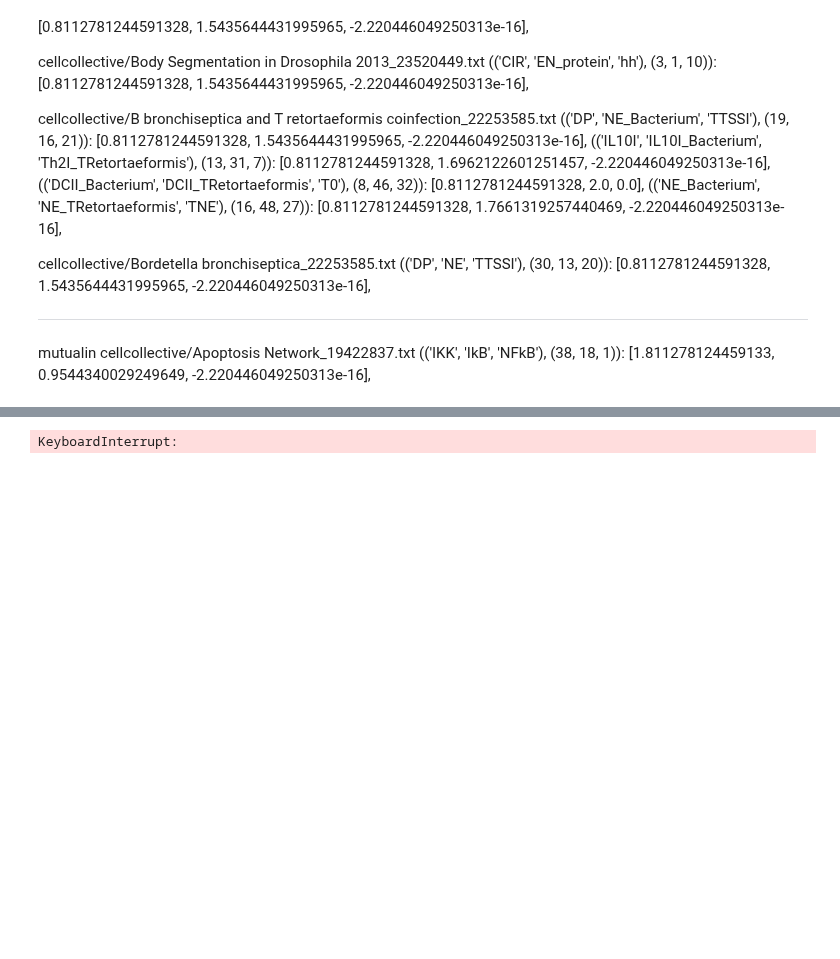
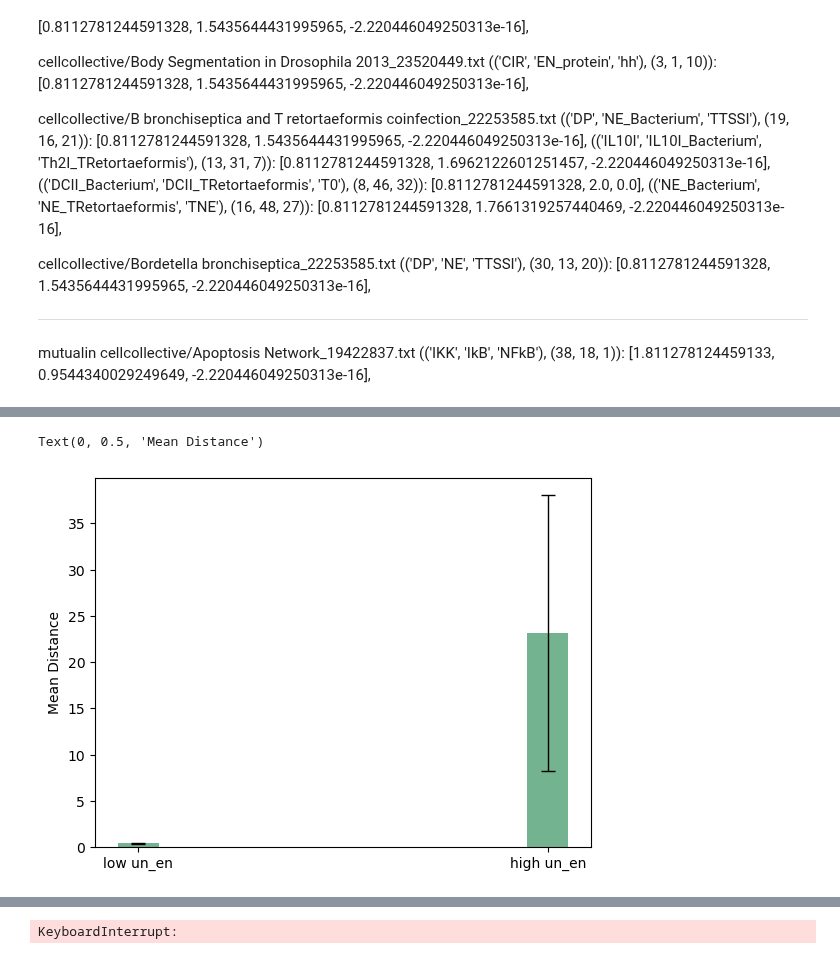
Before and after one commit to Lyn1216/Local-EI-project, a Jupyter notebook: exp/bool_network/grn/grn_serie_en.ipynb, the cells around one changed output, grey strips where cells are left out. Cells and saved outputs as stored; diff of their text form; code cells hidden in the pictures; blank space fills up the shorter version.

```diff
--- a/exp/bool_network/grn/grn_serie_en.ipynb
+++ b/exp/bool_network/grn/grn_serie_en.ipynb
@@ -474,0 +573,49 @@ np.mean(dis_ls), np.std(dis_ls)
+# %%
+name_h_ls = ['Pro-inflammatory Tumor Microenvironment in Acute Lymphoblastic Leukemia_27594840.txt','B bronchiseptica and T retortaeformis coinfection_22253585.txt',
+             'T cell differentiation_16542429.txt','Lymphopoiesis Regulatory Network_26408858.txt',
+             'Differentiation of T lymphocytes_23743337.txt']
+ind_h_ls = [[20, 0, 22],[8, 46, 23],[2, 4, 7],[6, 17, 30],[11, 18, 33]]
+name_l_ls = ['Pro-inflammatory Tumor Microenvironment in Acute Lymphoblastic Leukemia_27594840.txt','T Cell Receptor Signaling_17722974.txt',
+             'Neurotransmitter Signaling Pathway_17010384.txt','Cardiac development_23056457.txt',
+             'Predicting Variabilities in Cardiac Gene_26207376.txt']
+ind_l_ls = [[22, 2, 8],[38, 78, 88],[14, 6, 5],[4, 13, 3],[9, 10, 3]]
+
+name_h_ls = name_h_ls[:3]
+ind_h_ls = ind_h_ls[:3]
+name_l_ls = name_l_ls[:3]
+ind_l_ls = ind_l_ls[:3]
+# %%
+seeds = range(3)
+n = 12
+dis_ls1 = []
+for i,name in tqdm(enumerate(name_l_ls)):
+    un, un_en, syn, tpm2, e_len = text_bn_graph(folder = 'cellcollective/', textfile = name, candidate_sys=ind_l_ls[i], noise=0, save_onenote = False)
+    e_len -= 3
+    en_lss = generate_random_sequence(2**e_len-1, 2**e_len, seeds)
+    diss = []
+    for en_ls0 in en_lss:
+        en_series = [[decimal_to_binary(k, min_length=e_len) for _ in range(n)] for k in en_ls0]
+        un_sys, un_en, syn, long_serie, dis = serie_measure(tpm2, mech_size=3, en_size=e_len, en_series=en_series)
+        diss.append(dis)
+    dis_ls1 += diss
+
+dis_ls2 = []
+for i,name in tqdm(enumerate(name_h_ls)):
+    un, un_en, syn, tpm2, e_len = text_bn_graph(folder = 'cellcollective/', textfile = name, candidate_sys=ind_h_ls[i], noise=0, save_onenote = False)
+    e_len -= 3
+    en_lss = generate_random_sequence(2**e_len-1, 2**e_len, seeds)
+    diss = []
+    for en_ls0 in en_lss:
+        en_series = [[decimal_to_binary(k, min_length=e_len) for _ in range(n)] for k in en_ls0]
+        un_sys, un_en, syn, long_serie, dis = serie_measure(tpm2, mech_size=3, en_size=e_len, en_series=en_series)
+        diss.append(dis)
+    dis_ls2 += diss
+
+means = [np.mean(dis_ls1), np.mean(dis_ls2)]
+stds = [np.std(dis_ls1), np.std(dis_ls2)]
+plt.bar(['low un_en','high un_en'], means, width=0.1, color=colors[2])
+plt.errorbar(['low un_en','high un_en'], means, yerr=stds, fmt='none', capsize=5, ecolor='black', elinewidth=1)
+plt.ylabel('Mean Distance')
+# %% [output]
+Text(0, 0.5, 'Mean Distance')
+[figure, added]
```
Also changed, not shown: parts of 17 cells of this notebook, 6 other files.
